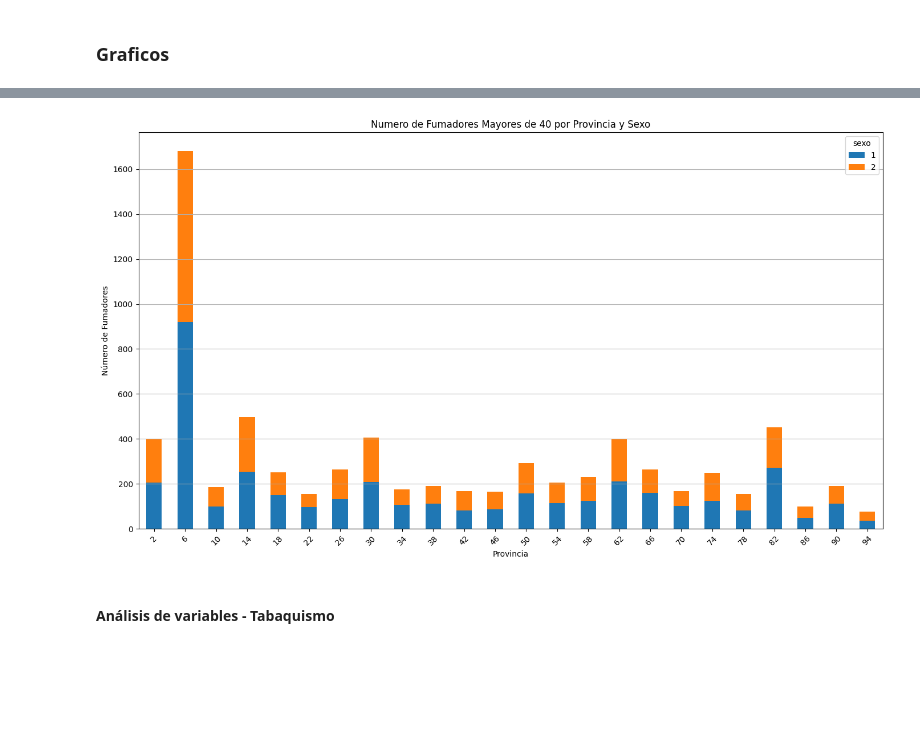
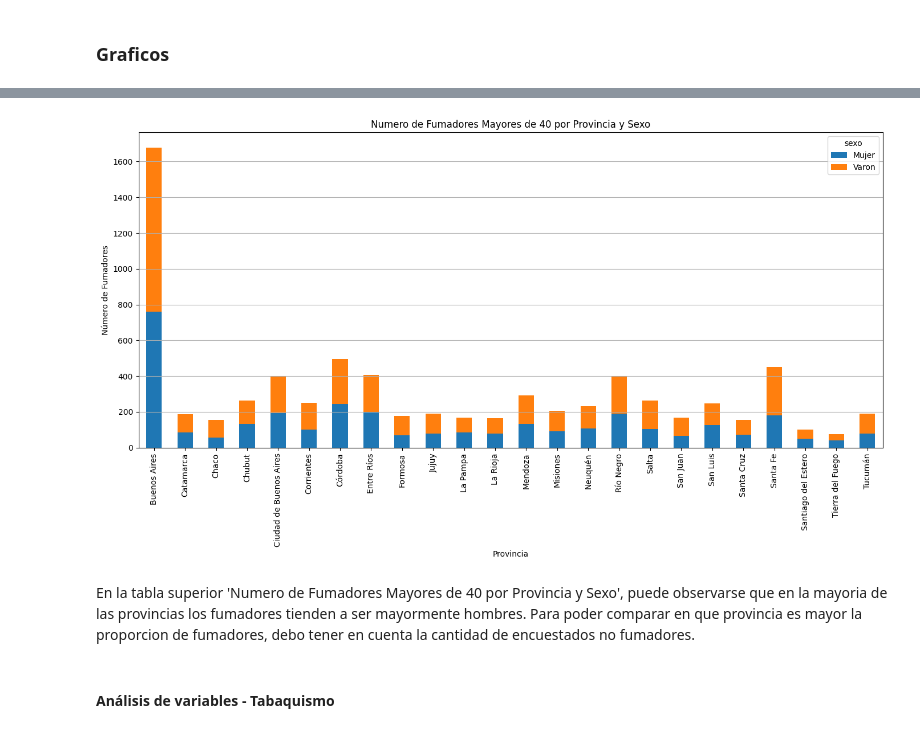
Before and after one commit to Data-Science-YPF/factores_riesgo, a Jupyter notebook: analisisBD.ipynb, the cells around one changed output, grey strips where cells are left out. Drawn from its saved outputs; the diff is of its cells as text; code cells hidden in the pictures; blank space fills up the shorter version.

Commit message:
agregado de boxplot y cambio codigos de provincia

```diff
--- a/analisisBD.ipynb
+++ b/analisisBD.ipynb
@@ -694,5 +697,9 @@ ubicacion.dtypes
 mas40fumador = bdfriesgo[(bdfriesgo['edad'] >= 40) & (bdfriesgo['fumado_100_cigarrillos'] == 1)]
 # agrupamos por provincia y sexo y contamos las id
 mas40fumador_agrupado = mas40fumador.groupby(['cod_provincia', 'sexo']).size().reset_index(name='count')
+# cambio los codigos por los nombres de las provincias
+mas40fumador_agrupado['cod_provincia'] = mas40fumador_agrupado['cod_provincia'].map(cod_provincia)
+# cambio los codigos de los sexos
+mas40fumador_agrupado['sexo'] = mas40fumador_agrupado['sexo'].map(sexo)
 # pivoteamos la tabla
 pivot_tabla = mas40fumador_agrupado.pivot_table(index='cod_provincia', columns='sexo', values='count', fill_value=0)
@@ -718,15 +706,17 @@ pivot_tabla = mas40fumador_agrupado.pivot_table(index='cod_provincia', columns='
 # %%
 # Graficamos
 pivot_tabla.plot(kind='bar', figsize=(14, 8), stacked=True)
 plt.title('Numero de Fumadores Mayores de 40 por Provincia y Sexo')
 plt.xlabel('Provincia')
 plt.ylabel('Número de Fumadores')
-plt.xticks(rotation=45)
+plt.xticks(rotation=90)
 plt.grid(axis='y')
 plt.tight_layout()
 plt.show()
 # %% [output]
-[figure, old version]
+[figure, new version]
+# %% [markdown]
+En la tabla superior 'Numero de Fumadores Mayores de 40 por Provincia y Sexo', puede observarse que en la mayoria de las provincias los fumadores tienden a ser mayormente hombres. Para poder comparar en que provincia es mayor la proporcion de fumadores, debo tener en cuenta la cantidad de encuestados no fumadores.
 # %% [markdown]
 #### Análisis de variables - Tabaquismo
 # %%
```
Also changed, not shown: parts of 5 cells of this notebook.
